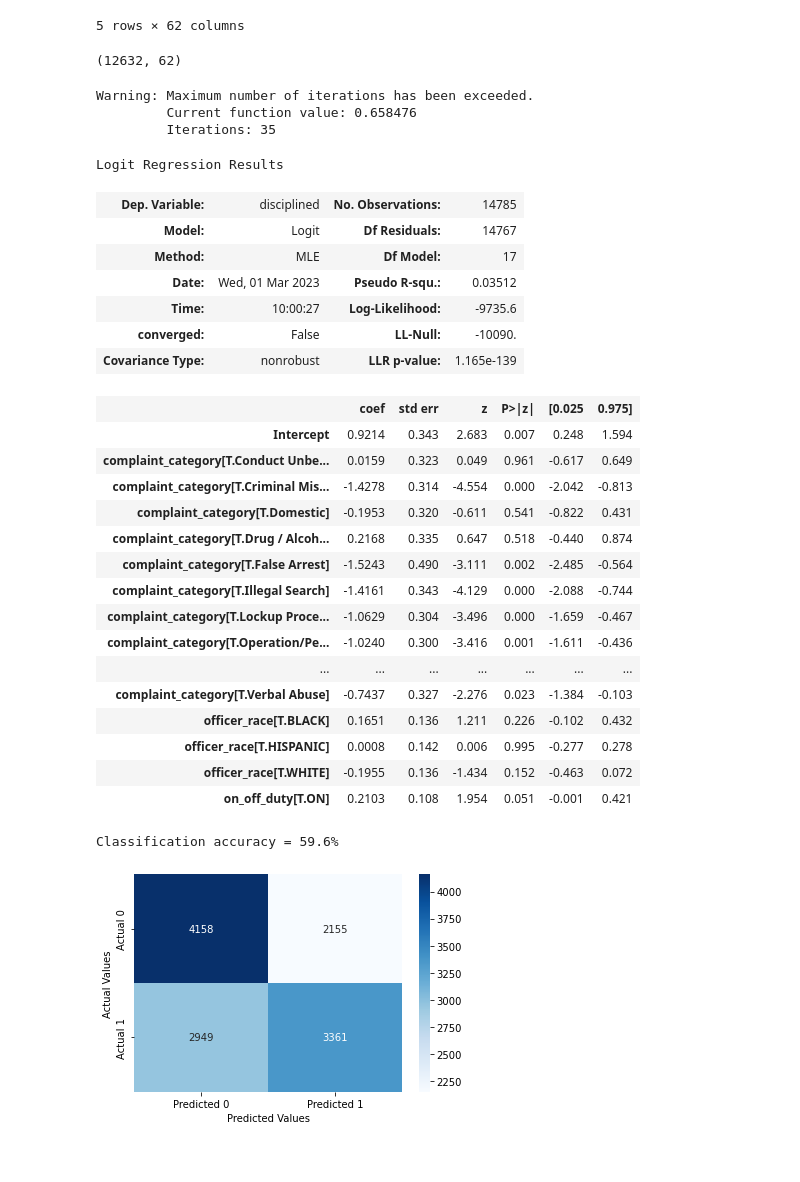
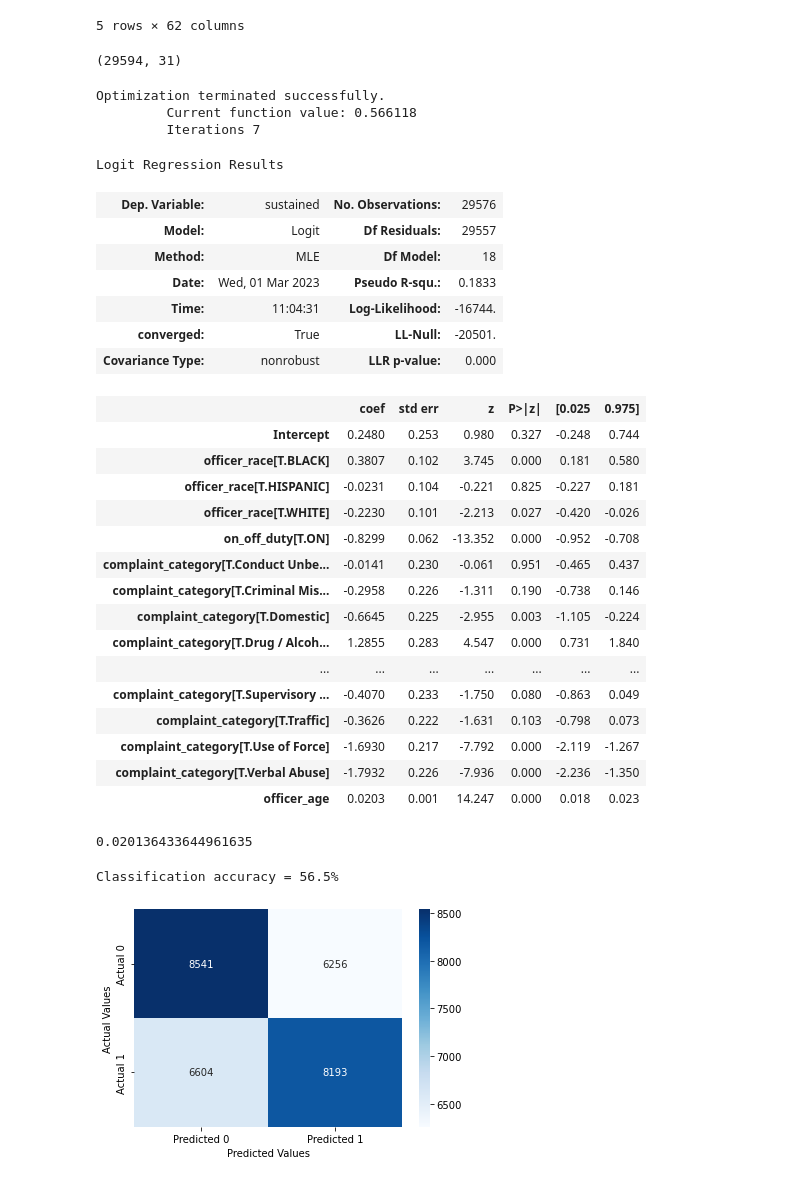
Before and after one commit to ryanpaynerp/Data_Sci_Project, a Jupyter notebook: sustained_only.ipynb, the cells around one changed output. Drawn from its saved outputs; the diff is of its cells as text; code cells hidden in the pictures.

```diff
--- a/sustained_only.ipynb
+++ b/sustained_only.ipynb
@@ -8,6 +8,9 @@ import statsmodels.formula.api as smf
 from scipy import stats
 # %%
 df = pd.read_csv('officers_only.csv', low_memory=False)
-df = df[df['sustained'] == 1]
+# %%
+yes = df[df['sustained'] ==1]
+no = df[df['sustained'] == 0].sample(yes.shape[0])
+df = pd.concat([no, yes])
 # %%
 #df['_binned'] = pd.qcut(df['race'], q=5, labels=False)
@@ -90,38 +115,47 @@ df.head()
 # %%
 df.shape
 # %% [output]
-(12632, 62)
+(29594, 31)
 # %%
-logit_model = smf.logit(formula = "disciplined~complaint_category+officer_race+on_off_duty", data = df).fit()
+logit_model = smf.logit(formula = "sustained~officer_age+officer_race+on_off_duty+complaint_category", data = df).fit()
 logit_model.summary()
 # %% [output]
-Warning: Maximum number of iterations has been exceeded.
-         Current function value: 0.658476
-         Iterations: 35
+Optimization terminated successfully.
+         Current function value: 0.566118
+         Iterations 7
 Logit Regression Results
-| Dep. Variable: | disciplined | No. Observations: | 14785 |
-| Model: | Logit | Df Residuals: | 14767 |
-| Method: | MLE | Df Model: | 17 |
-| Date: | Wed, 01 Mar 2023 | Pseudo R-squ.: | 0.03512 |
-| Time: | 10:00:27 | Log-Likelihood: | -9735.6 |
-| converged: | False | LL-Null: | -10090. |
-| Covariance Type: | nonrobust | LLR p-value: | 1.165e-139 |
+| Dep. Variable: | sustained | No. Observations: | 29576 |
+| Model: | Logit | Df Residuals: | 29557 |
+| Method: | MLE | Df Model: | 18 |
+| Date: | Wed, 01 Mar 2023 | Pseudo R-squ.: | 0.1833 |
+| Time: | 11:04:31 | Log-Likelihood: | -16744. |
+| converged: | True | LL-Null: | -20501. |
+| Covariance Type: | nonrobust | LLR p-value: | 0.000 |
 |  | coef | std err | z | P>|z| | [0.025 | 0.975] |
-| Intercept | 0.9214 | 0.343 | 2.683 | 0.007 | 0.248 | 1.594 |
-| complaint_category[T.Conduct Unbe... | 0.0159 | 0.323 | 0.049 | 0.961 | -0.617 | 0.649 |
-| complaint_category[T.Criminal Mis... | -1.4278 | 0.314 | -4.554 | 0.000 | -2.042 | -0.813 |
-| complaint_category[T.Domestic] | -0.1953 | 0.320 | -0.611 | 0.541 | -0.822 | 0.431 |
-| complaint_category[T.Drug / Alcoh... | 0.2168 | 0.335 | 0.647 | 0.518 | -0.440 | 0.874 |
-| complaint_category[T.False Arrest] | -1.5243 | 0.490 | -3.111 | 0.002 | -2.485 | -0.564 |
-| complaint_category[T.Illegal Search] | -1.4161 | 0.343 | -4.129 | 0.000 | -2.088 | -0.744 |
-| complaint_category[T.Lockup Proce... | -1.0629 | 0.304 | -3.496 | 0.000 | -1.659 | -0.467 |
-| complaint_category[T.Operation/Pe... | -1.0240 | 0.300 | -3.416 | 0.001 | -1.611 | -0.436 |
+| Intercept | 0.2480 | 0.253 | 0.980 | 0.327 | -0.248 | 0.744 |
+| officer_race[T.BLACK] | 0.3807 | 0.102 | 3.745 | 0.000 | 0.181 | 0.580 |
+| officer_race[T.HISPANIC] | -0.0231 | 0.104 | -0.221 | 0.825 | -0.227 | 0.181 |
+| officer_race[T.WHITE] | -0.2230 | 0.101 | -2.213 | 0.027 | -0.420 | -0.026 |
+| on_off_duty[T.ON] | -0.8299 | 0.062 | -13.352 | 0.000 | -0.952 | -0.708 |
+| complaint_category[T.Conduct Unbe... | -0.0141 | 0.230 | -0.061 | 0.951 | -0.465 | 0.437 |
+| complaint_category[T.Criminal Mis... | -0.2958 | 0.226 | -1.311 | 0.190 | -0.738 | 0.146 |
+| complaint_category[T.Domestic] | -0.6645 | 0.225 | -2.955 | 0.003 | -1.105 | -0.224 |
+| complaint_category[T.Drug / Alcoh... | 1.2855 | 0.283 | 4.547 | 0.000 | 0.731 | 1.840 |
 | ... | ... | ... | ... | ... | ... | ... |
-| complaint_category[T.Verbal Abuse] | -0.7437 | 0.327 | -2.276 | 0.023 | -1.384 | -0.103 |
-| officer_race[T.BLACK] | 0.1651 | 0.136 | 1.211 | 0.226 | -0.102 | 0.432 |
-| officer_race[T.HISPANIC] | 0.0008 | 0.142 | 0.006 | 0.995 | -0.277 | 0.278 |
-| officer_race[T.WHITE] | -0.1955 | 0.136 | -1.434 | 0.152 | -0.463 | 0.072 |
-| on_off_duty[T.ON] | 0.2103 | 0.108 | 1.954 | 0.051 | -0.001 | 0.421 |
+| complaint_category[T.Supervisory ... | -0.4070 | 0.233 | -1.750 | 0.080 | -0.863 | 0.049 |
+| complaint_category[T.Traffic] | -0.3626 | 0.222 | -1.631 | 0.103 | -0.798 | 0.073 |
+| complaint_category[T.Use of Force] | -1.6930 | 0.217 | -7.792 | 0.000 | -2.119 | -1.267 |
+| complaint_category[T.Verbal Abuse] | -1.7932 | 0.226 | -7.936 | 0.000 | -2.236 | -1.350 |
+| officer_age | 0.0203 | 0.001 | 14.247 | 0.000 | 0.018 | 0.023 |
+# %%
+coef = logit_model.params['officer_age']
+
+odds_ratio = np.exp(coef)
+
+prob_increase = (odds_ratio - 1) / odds_ratio
+prob_increase
+# %% [output]
+0.020136433644961635
 # %%
 def confusion_matrix_train(model,cutoff=0.5):
     # Confusion matrix
@@ -139,8 +173,8 @@ def confusion_matrix_train(model,cutoff=0.5):
 
 confusion_matrix_train(logit_model)
 # %% [output]
-Classification accuracy = 59.6%
+Classification accuracy = 56.5%
-[figure, old version]
+[figure, new version]
 # %%
 df.corr()
 # %% [output]
```
Also changed, not shown: parts of 12 cells of this notebook, 1 other file.
